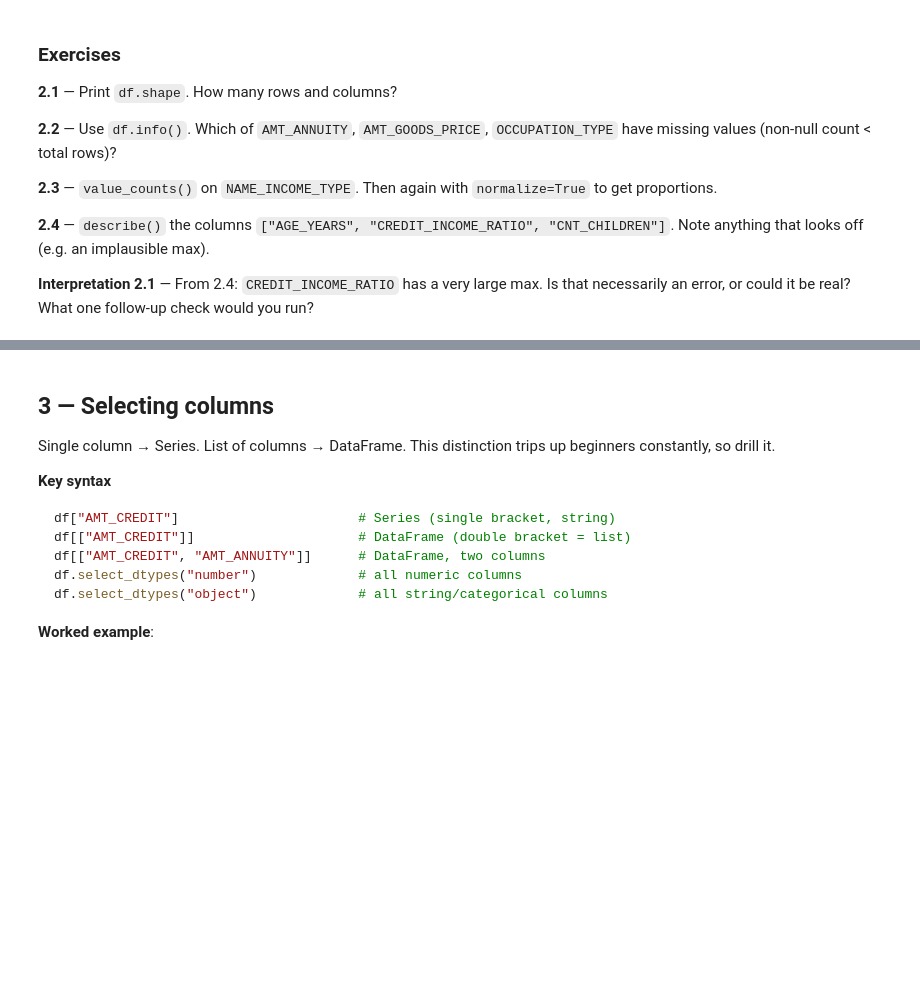
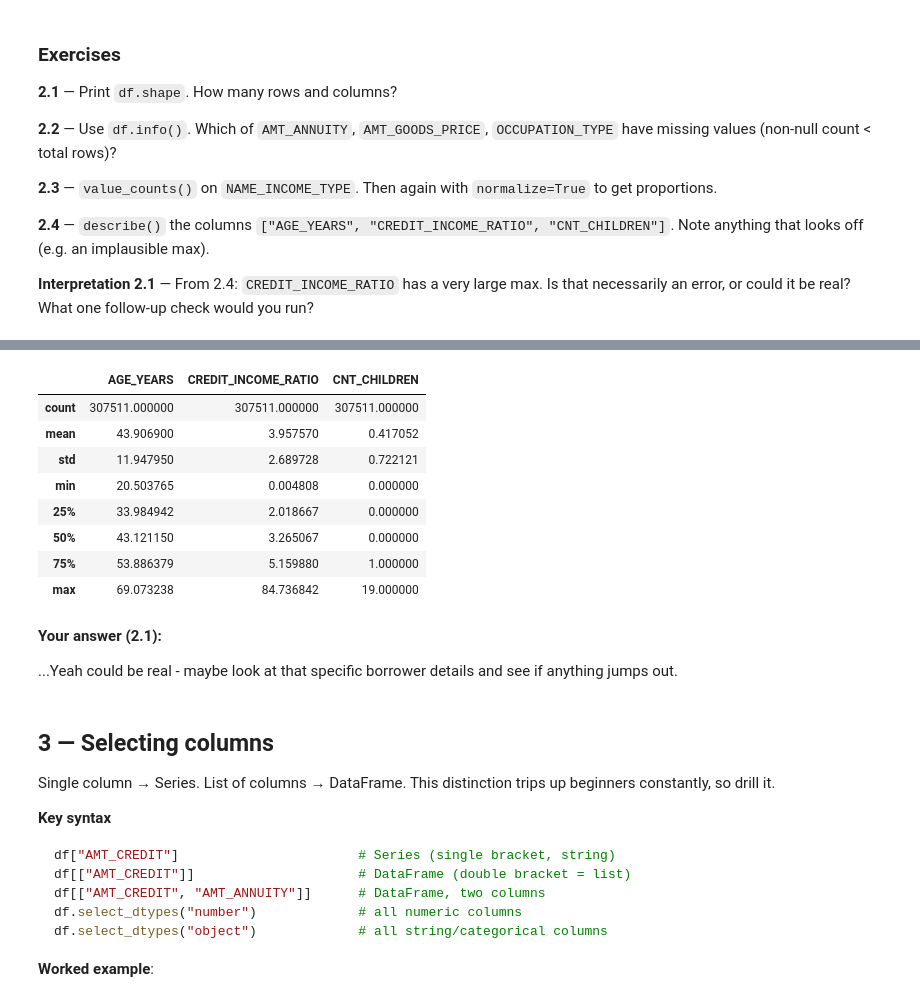
Before and after one commit to smallchuch/CreditRiskLearning, a Jupyter notebook: Learning Journey/1.3 - Pandas/pandas_practice_home_credit.ipynb, the cells around one changed output, grey strips where cells are left out. Saved outputs shown, nothing was run; the diff lists cells and outputs as text; code cells hidden in the pictures; blank space fills up the shorter version.

```diff
--- a/Learning Journey/1.3 - Pandas/pandas_practice_home_credit.ipynb
+++ b/Learning Journey/1.3 - Pandas/pandas_practice_home_credit.ipynb
@@ -176,3 +259,23 @@ df.describe()[["AMT_INCOME_TOTAL", "AMT_CREDIT", "AGE_YEARS"]]
+# %%
+# Ex 2.4
+
+df[['AGE_YEARS', 'CREDIT_INCOME_RATIO', 'CNT_CHILDREN']].describe()
+
+# 19 Children has to be a record or something
+# %% [output]
+|  | AGE_YEARS | CREDIT_INCOME_RATIO | CNT_CHILDREN |
+| count | 307511.000000 | 307511.000000 | 307511.000000 |
+| mean | 43.906900 | 3.957570 | 0.417052 |
+| std | 11.947950 | 2.689728 | 0.722121 |
+| min | 20.503765 | 0.004808 | 0.000000 |
+| 25% | 33.984942 | 2.018667 | 0.000000 |
+| 50% | 43.121150 | 3.265067 | 0.000000 |
+| 75% | 53.886379 | 5.159880 | 1.000000 |
+| max | 69.073238 | 84.736842 | 19.000000 |
+# %% [markdown]
+**Your answer (2.1):**
+
+...Yeah could be real - maybe look at that specific borrower details and see if anything jumps out.
 # %% [markdown]
 ## 3 — Selecting columns
 
```
Also changed, not shown: parts of 39 cells of this notebook, 2 other files.
